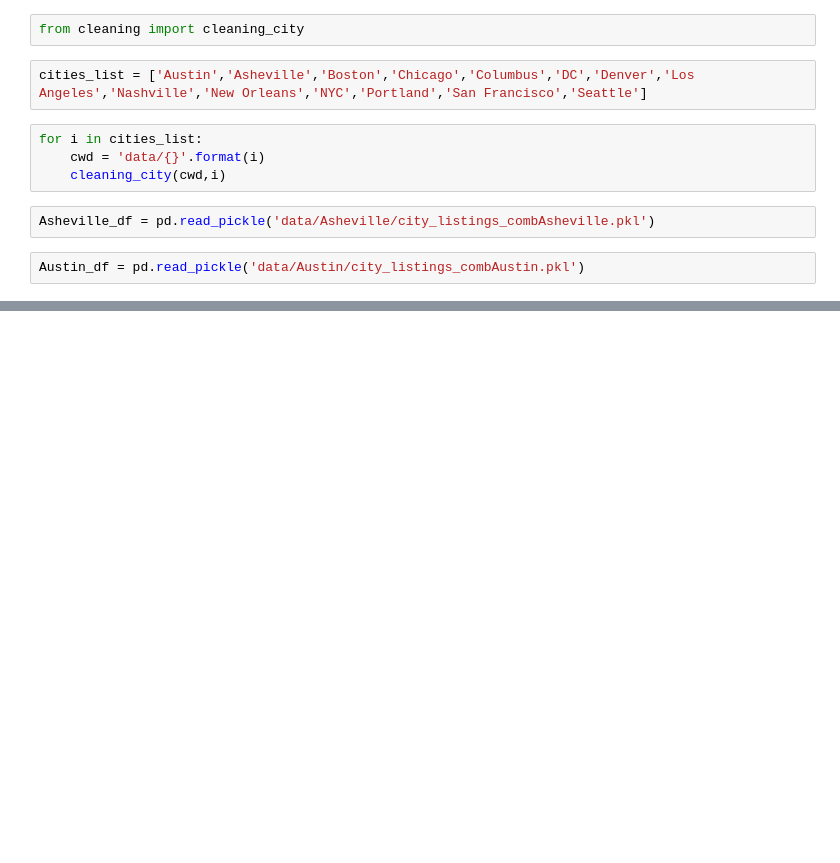
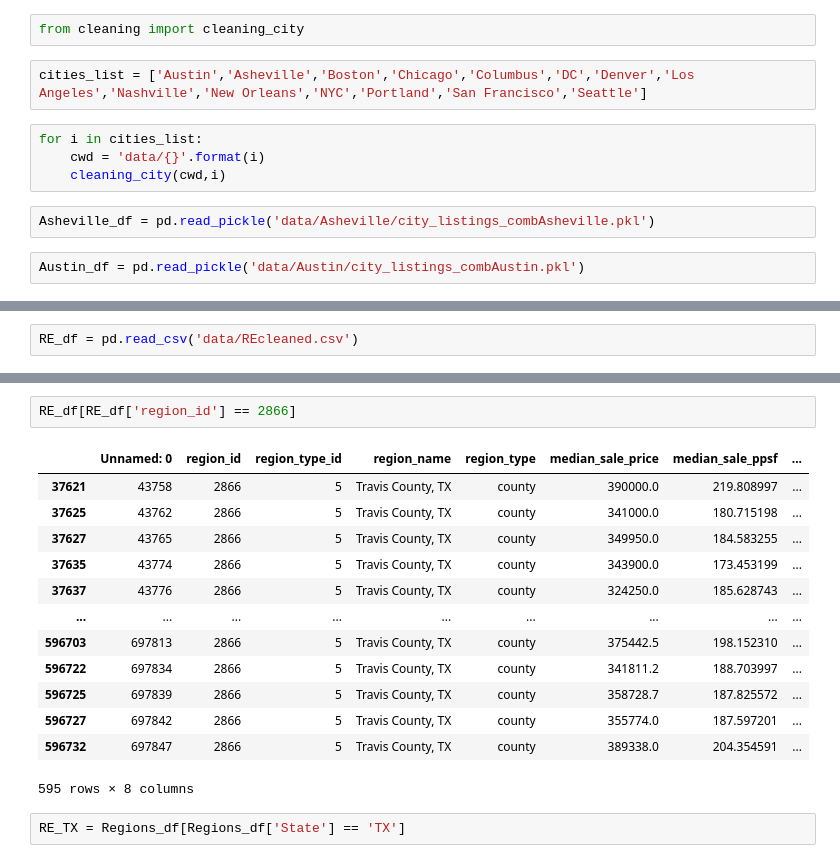
Before and after one commit to randallb15/Real-Estate-Analysis, a Jupyter notebook: ComparingCities.ipynb, the cells around one changed output, grey strips where cells are left out. Drawn from its saved outputs; the diff is of its cells as text; blank space fills up the shorter version.

```diff
--- a/ComparingCities.ipynb
+++ b/ComparingCities.ipynb
@@ -21,0 +50,2 @@ Asheville_df['accommodates'].hist()
+# %%
+RE_df = pd.read_csv('data/REcleaned.csv')
@@ -21,0 +76,18 @@ Asheville_df['accommodates'].hist()
+# %%
+RE_df[RE_df['region_id'] == 2866]
+# %% [output]
+|  | Unnamed: 0 | region_id | region_type_id | region_name | region_type | median_sale_price | median_sale_ppsf | ... |
+| 37621 | 43758 | 2866 | 5 | Travis County, TX | county | 390000.0 | 219.808997 | ... |
+| 37625 | 43762 | 2866 | 5 | Travis County, TX | county | 341000.0 | 180.715198 | ... |
+| 37627 | 43765 | 2866 | 5 | Travis County, TX | county | 349950.0 | 184.583255 | ... |
+| 37635 | 43774 | 2866 | 5 | Travis County, TX | county | 343900.0 | 173.453199 | ... |
+| 37637 | 43776 | 2866 | 5 | Travis County, TX | county | 324250.0 | 185.628743 | ... |
+| ... | ... | ... | ... | ... | ... | ... | ... | ... |
+| 596703 | 697813 | 2866 | 5 | Travis County, TX | county | 375442.5 | 198.152310 | ... |
+| 596722 | 697834 | 2866 | 5 | Travis County, TX | county | 341811.2 | 188.703997 | ... |
+| 596725 | 697839 | 2866 | 5 | Travis County, TX | county | 358728.7 | 187.825572 | ... |
+| 596727 | 697842 | 2866 | 5 | Travis County, TX | county | 355774.0 | 187.597201 | ... |
+| 596732 | 697847 | 2866 | 5 | Travis County, TX | county | 389338.0 | 204.354591 | ... |
+595 rows × 8 columns
+# %%
+RE_TX = Regions_df[Regions_df['State'] == 'TX']
```
Also changed, not shown: parts of 22 cells of this notebook, 2 other files.
